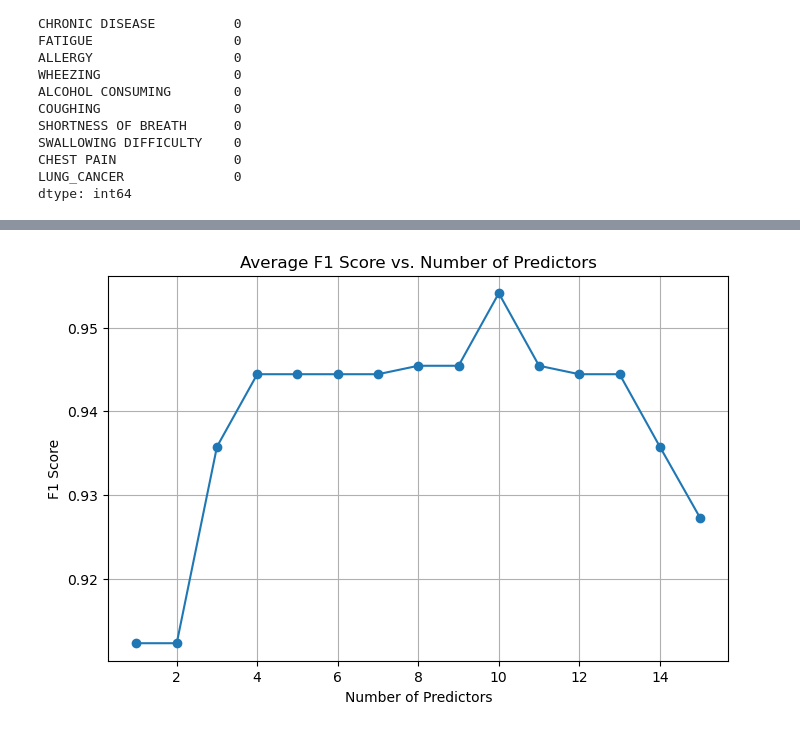
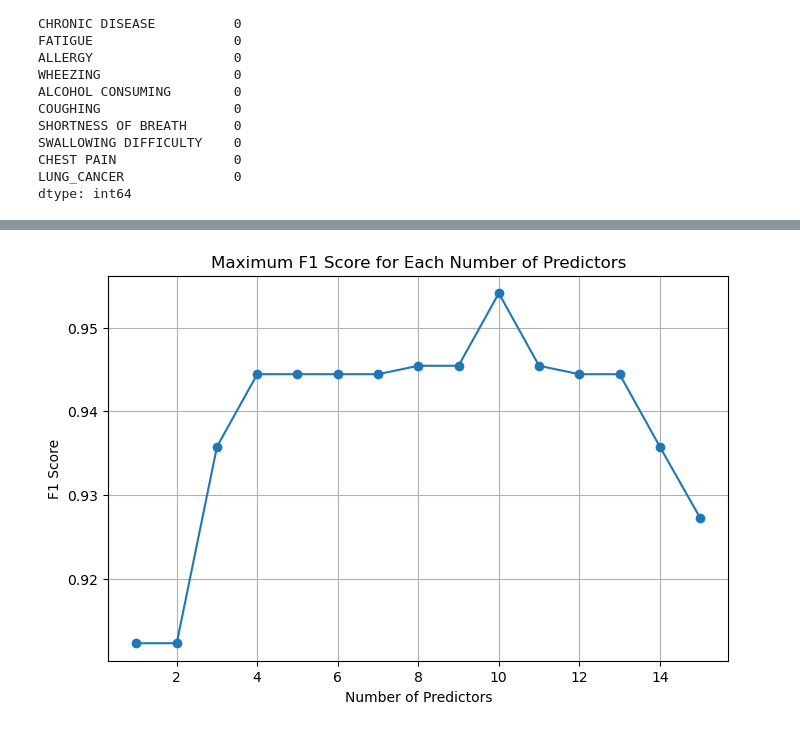
Before and after one commit to AbdullahBera/lung-cancer-prediction, a Jupyter notebook: final_project.ipynb, the cells around one changed output, grey strips where cells are left out. Saved outputs shown, nothing was run; the diff lists cells and outputs as text; code cells hidden in the pictures.

```diff
--- a/final_project.ipynb
+++ b/final_project.ipynb
@@ -57,9 +58,9 @@ LUNG_CANCER              0
 dtype: int64
 # %%
 df.columns = ['GENDER', 'AGE', 'SMOKING', 'YELLOW_FINGERS', 'ANXIETY',
-       'PEER_PRESSURE', 'CHRONIC DISEASE', 'FATIGUE', 'ALLERGY', 'WHEEZING',
-       'ALCOHOL CONSUMING', 'COUGHING', 'SHORTNESS OF BREATH',
-       'SWALLOWING DIFFICULTY', 'CHEST PAIN', 'LUNG_CANCER']
+       'PEER_PRESSURE', 'CHRONIC_DISEASE', 'FATIGUE', 'ALLERGY', 'WHEEZING',
+       'ALCOHOL_CONSUMING', 'COUGHING', 'SHORTNESS_OF_BREATH',
+       'SWALLOWING_DIFFICULTY', 'CHEST_PAIN', 'LUNG_CANCER']
 # %%
 df = df.replace({1: 0, 2: 1})
 # %%
@@ -125,13 +126,14 @@ def fit_models(data, target_column):
                 'Number of Predictors': len(combo),
                 'ROC_AUC': roc_auc,
                 'Accuracy': accuracy,
-                'F1 Score': f1})
+                'F1 Score': f1,
+                'Coefficents': model.coef_[0]})
 
     results_sorted = sorted(results, key = lambda x: x['F1 Score'], reverse = True)
 
     return results_sorted
 # %%
-# # run once (takes about 2 mins)
-# result = fit_models(df, 'LUNG_CANCER')
-# print('best model:', result[0])
+# run once (takes about 2 mins)
+result = fit_models(df, 'LUNG_CANCER')
+print('best model:', result[0])
 # %% [output]
@@ -154,13 +174,13 @@ result_df.head(10)
 # %%
 f1_by_predictor_count = result_df.groupby('Number of Predictors')['F1 Score'].max().reset_index()
 
 # Plotting the aggregated data
 plt.figure(figsize = (8, 5))
 plt.plot(f1_by_predictor_count['Number of Predictors'], f1_by_predictor_count['F1 Score'], marker = 'o')
 plt.xlabel('Number of Predictors')
 plt.ylabel('F1 Score')
-plt.title('Average F1 Score vs. Number of Predictors')
+plt.title('Maximum F1 Score for Each Number of Predictors')
 plt.grid(True)
 plt.show()
 # %% [output]
-[figure, old version]
+[figure, new version]
```
Also changed, not shown: parts of 12 cells of this notebook.
